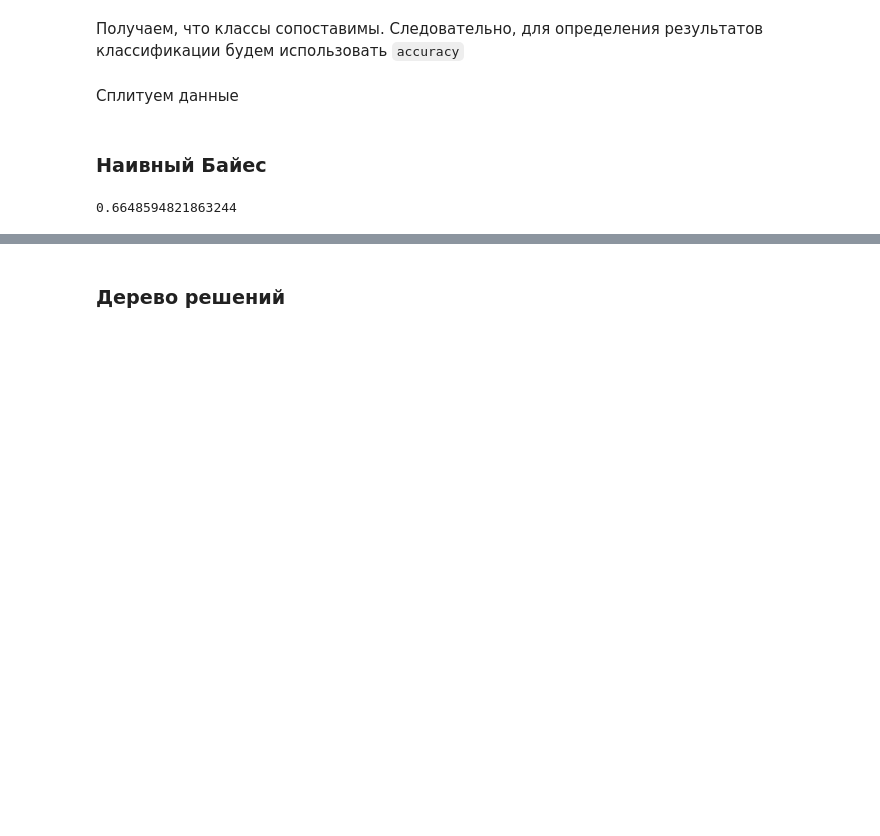
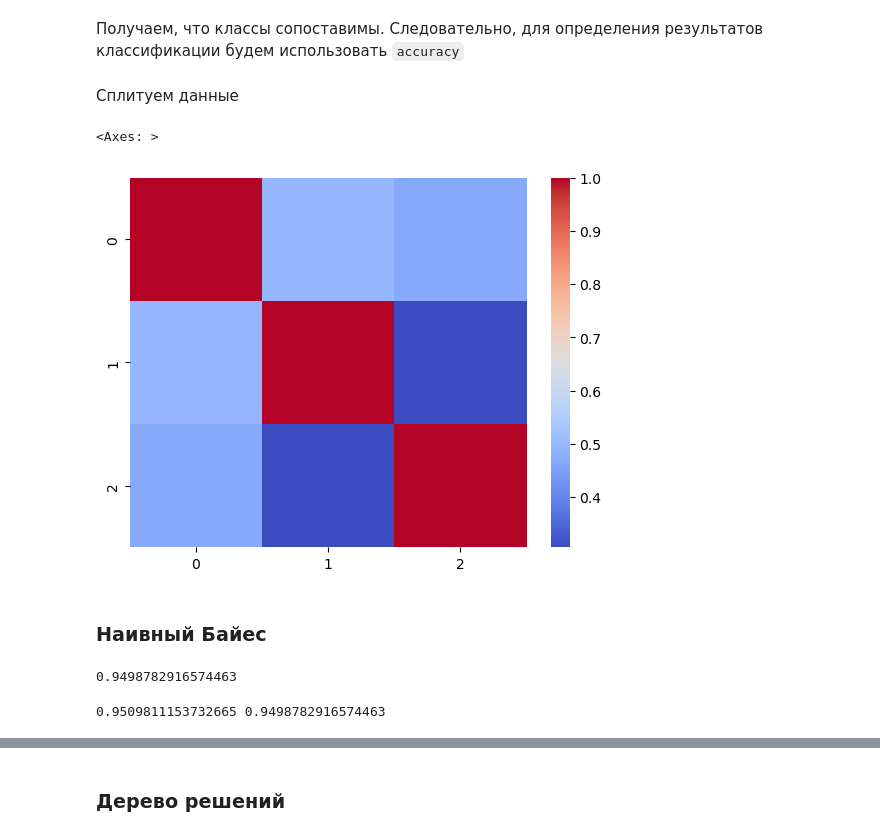
Before and after one commit to twisted1g/BigDataLabs, a Jupyter notebook: lab5/classification.ipynb, the cells around one changed output, grey strips where cells are left out. Cells and saved outputs as stored; diff of their text form; code cells hidden in the pictures; blank space fills up the shorter version.

```diff
--- a/lab5/classification.ipynb
+++ b/lab5/classification.ipynb
@@ -40,16 +42,28 @@ X_train, X_test, y_train, y_test = train_test_split(X, y, random_state=42)
 scaler = MinMaxScaler()
 X_train = scaler.fit_transform(X_train)
 X_test = scaler.transform(X_test)
+# %%
+sns.heatmap(pd.DataFrame(X_train).corr(), cmap="coolwarm")
+# %% [output]
+<Axes: >
+[figure, added]
 # %% [markdown]
 ### Наивный Байес
 # %%
 from sklearn.metrics import accuracy_score
-from sklearn.naive_bayes import BernoulliNB
+from sklearn.naive_bayes import GaussianNB
 
-nb_model = BernoulliNB()
+nb_model = GaussianNB()
 nb_model.fit(X_train, y_train)
 
 nb_predicts = nb_model.predict(X_test)
 print(accuracy_score(y_test, nb_predicts))
 # %% [output]
-0.6648594821863244
+0.9498782916574463
+# %%
+train_acc = nb_model.score(X_train, y_train)
+test_acc = nb_model.score(X_test, y_test)
+
+print(train_acc, test_acc)
+# %% [output]
+0.9509811153732665 0.9498782916574463
```
Also changed, not shown: parts of 18 cells of this notebook.
